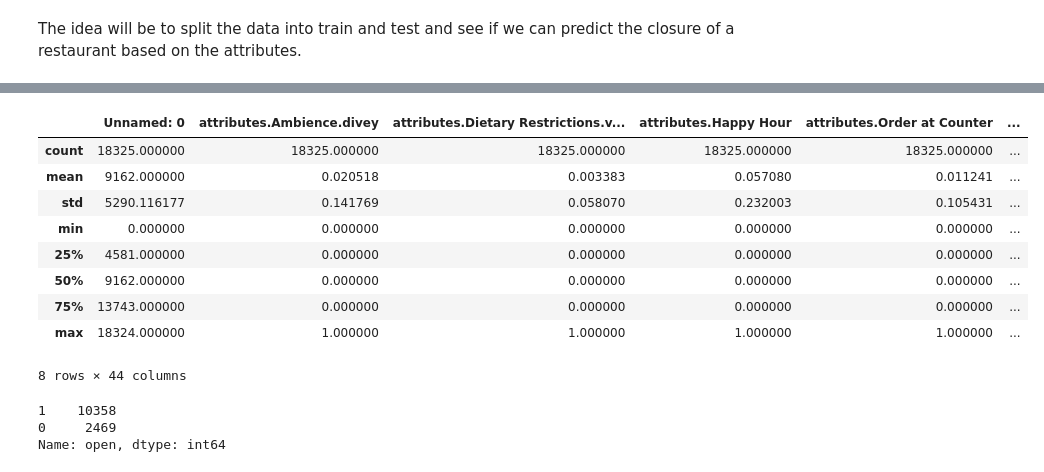
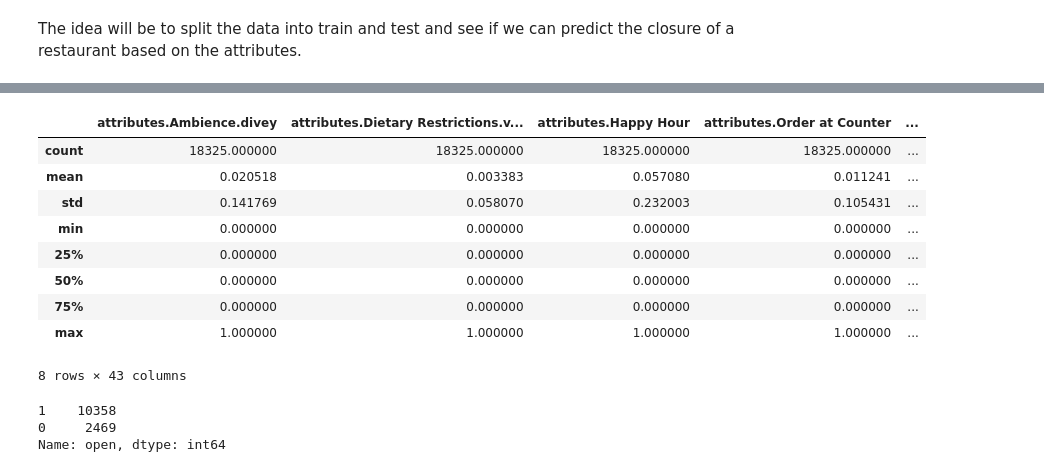
Before and after one commit to zig-zag-96/Python_Projects, a Jupyter notebook: Yelp Restaurant Analysis/4_Modeling_Predicting_Closure.ipynb, the cells around one changed output, grey strips where cells are left out. Drawn from its saved outputs; the diff is of its cells as text; code cells hidden in the pictures.

```diff
--- a/Yelp Restaurant Analysis/4_Modeling_Predicting_Closure.ipynb
+++ b/Yelp Restaurant Analysis/4_Modeling_Predicting_Closure.ipynb
@@ -21,4 +21,4 @@ from sklearn.svm import SVC, LinearSVC
 
 from sklearn.metrics import roc_curve, auc, classification_report, confusion_matrix, accuracy_score
 # %%
-data = pd.read_csv('data.csv')
+data = pd.read_csv('data.csv', index_col=0)
@@ -25,16 +55,21 @@ data = pd.read_csv('data.csv')
 # %%
 data.describe()
+
++: 0, 1, 9, 31, 35
+    Divey, vegan, brunch, waiter service, good for dinner, stars, take out
+-: 3,4, 10, 24, 26, 29, 34
+    order at counter, outdoor seating, latenight, wifi, delivery
 # %% [output]
-|  | Unnamed: 0 | attributes.Ambience.divey | attributes.Dietary Restrictions.v... | attributes.Happy Hour | attributes.Order at Counter | ... |
-| count | 18325.000000 | 18325.000000 | 18325.000000 | 18325.000000 | 18325.000000 | ... |
-| mean | 9162.000000 | 0.020518 | 0.003383 | 0.057080 | 0.011241 | ... |
-| std | 5290.116177 | 0.141769 | 0.058070 | 0.232003 | 0.105431 | ... |
-| min | 0.000000 | 0.000000 | 0.000000 | 0.000000 | 0.000000 | ... |
-| 25% | 4581.000000 | 0.000000 | 0.000000 | 0.000000 | 0.000000 | ... |
-| 50% | 9162.000000 | 0.000000 | 0.000000 | 0.000000 | 0.000000 | ... |
-| 75% | 13743.000000 | 0.000000 | 0.000000 | 0.000000 | 0.000000 | ... |
-| max | 18324.000000 | 1.000000 | 1.000000 | 1.000000 | 1.000000 | ... |
+|  | attributes.Ambience.divey | attributes.Dietary Restrictions.v... | attributes.Happy Hour | attributes.Order at Counter | ... |
+| count | 18325.000000 | 18325.000000 | 18325.000000 | 18325.000000 | ... |
+| mean | 0.020518 | 0.003383 | 0.057080 | 0.011241 | ... |
+| std | 0.141769 | 0.058070 | 0.232003 | 0.105431 | ... |
+| min | 0.000000 | 0.000000 | 0.000000 | 0.000000 | ... |
+| 25% | 0.000000 | 0.000000 | 0.000000 | 0.000000 | ... |
+| 50% | 0.000000 | 0.000000 | 0.000000 | 0.000000 | ... |
+| 75% | 0.000000 | 0.000000 | 0.000000 | 0.000000 | ... |
+| max | 1.000000 | 1.000000 | 1.000000 | 1.000000 | ... |
-8 rows × 44 columns
+8 rows × 43 columns
 # %%
 #Shuffle dataset
 
```
Also changed, not shown: parts of 17 cells of this notebook, 1 other file.
